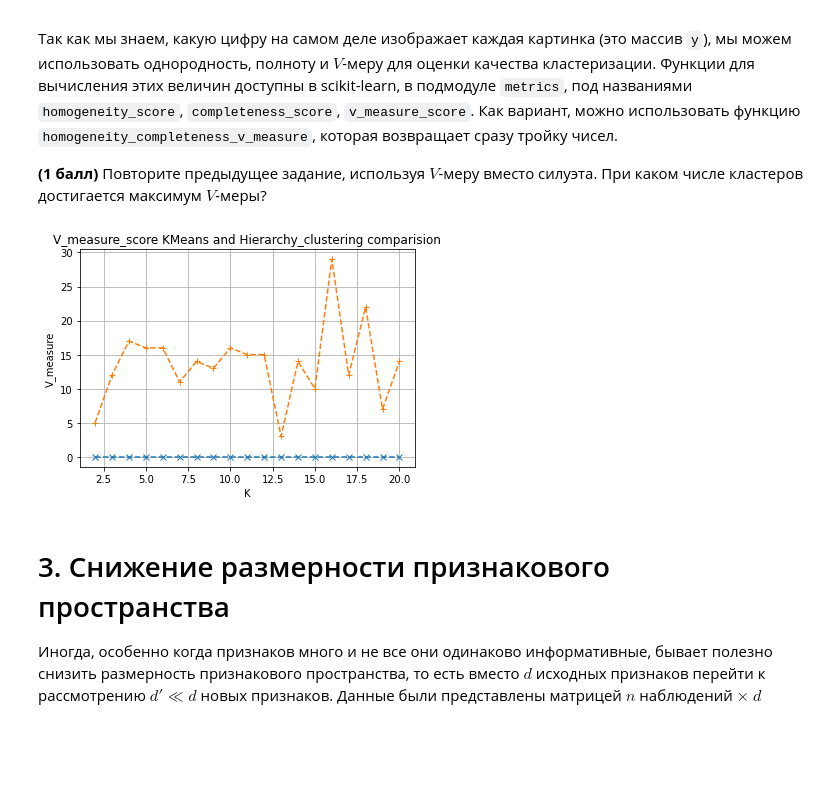
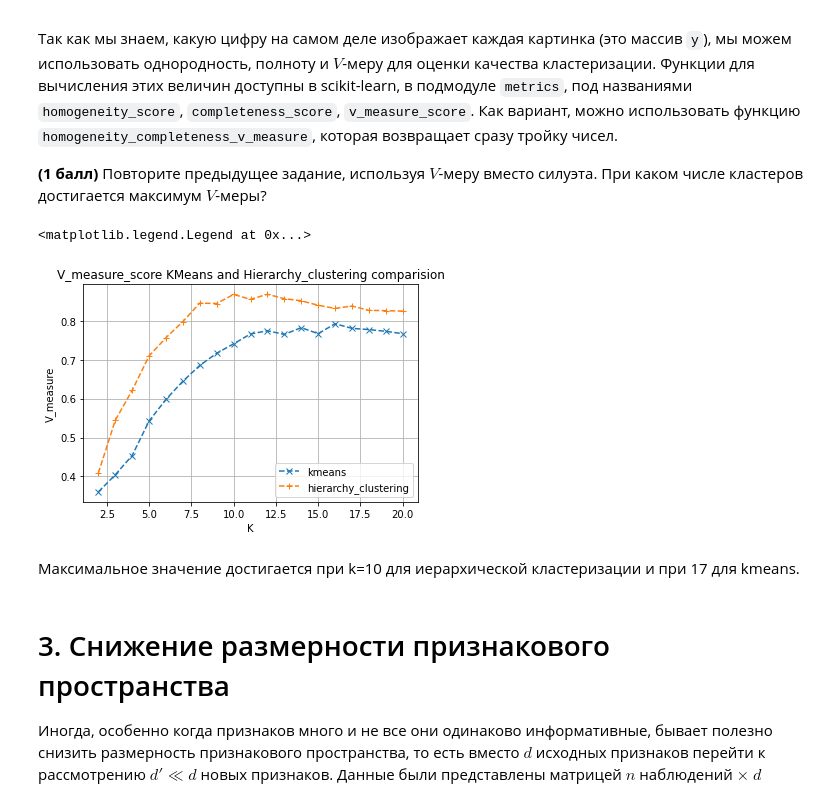
Before and after one commit to Klavierkonzert/ml7, a Jupyter notebook: clustering.ipynb, the cells around one changed output. Drawn from its saved outputs; the diff is of its cells as text; code cells hidden in the pictures; blank space fills up the shorter version.

```diff
--- a/clustering.ipynb
+++ b/clustering.ipynb
@@ -72,9 +72,9 @@ for ax, image, label in zip(axes.flatten()[0:10], X[0:10], y[0:10]):
 - `KMeans` делает несколько (по умолчанию 10) запусков со случайными центрами и из полученных разбиений выводит лучшее в терминах среднего внутрикластерного расстояния. Чтобы улучшить качество предсказаний, можно увеличить число запусков, например, до 100. Это параметр `n_init` в конструкторе.
 # %%
 kmeans10 = KMeans(n_clusters=10)#10 random starts with 10 random centroids
-kmeans10_labels = kmeans.fit_predict(X)
+kmeans10_labels = kmeans10.fit_predict(X)
 kmeans100 = KMeans(n_clusters=10, n_init=100)#10 random starts with 10 random centroids
-kmeans100_labels = kmeans.fit_predict(X)
+kmeans100_labels = kmeans100.fit_predict(X)
 print(f"cluster labels of kmeans with 10 random starts: {kmeans10_labels}, shape is {np.shape(kmeans10_labels)}")
 print(f"cluster labels of kmeans with 100 random starts: {kmeans100_labels}, shape is {np.shape(kmeans100_labels)}")
 
@@ -164,6 +164,6 @@ silhouette_kmeans_scores = np.empty(19)
 for k in range (2, 21):
     kmeans = KMeans(n_clusters=k)
     hierCl = AgglomerativeClustering(n_clusters=k)
-    silhouette_kmeans_scores[k-2]=silhouette_score(y.reshape(-1,1), kmeans.fit_predict(X))#fit_predict returns labels
-    silhouette_hier_scores[k-2]=silhouette_score(y.reshape(-1,1), hierCl.fit_predict(X))
+    silhouette_kmeans_scores[k-2]=silhouette_score(X, kmeans.fit_predict(X))#fit_predict returns labels
+    silhouette_hier_scores[k-2]=silhouette_score(X, hierCl.fit_predict(X))
 # %%
@@ -187,17 +190,22 @@ v_measure_kmeans_scores = np.empty(19)
 for k in range (2, 21):
     kmeans = KMeans(n_clusters=k)
     hierCl = AgglomerativeClustering(n_clusters=k)
-    silhouette_kmeans_scores[k-2]=v_measure_score(y, kmeans.fit_predict(X))#fit_predict returns labels
-    silhouette_hier_scores[k-2]=v_measure_score(y, hierCl.fit_predict(X))
+    v_measure_kmeans_scores[k-2]=v_measure_score(y, kmeans.fit_predict(X))#fit_predict returns labels
+    v_measure_hier_scores[k-2]=v_measure_score(y, hierCl.fit_predict(X))
 # %%
+fig, ax = plt.subplots()
 plt.plot(range(2,21), v_measure_kmeans_scores, "x--", label="kmeans")
 plt.plot(range(2,21), v_measure_hier_scores, "+--", label="hierarchy_clustering")
 plt.xlabel("K")
 plt.ylabel("V_measure")
 plt.title("V_measure_score KMeans and Hierarchy_clustering comparision")
 plt.grid()
+ax.legend()
 # %% [output]
+<matplotlib.legend.Legend at 0x...>
-[figure, old version]
+[figure, new version]
+# %% [markdown]
+Максимальное значение достигается при k=10 для иерархической кластеризации и при 17 для kmeans.
 # %% [markdown]
 # 3. Снижение размерности признакового пространства
 
```
Also changed, not shown: parts of 17 cells of this notebook.
